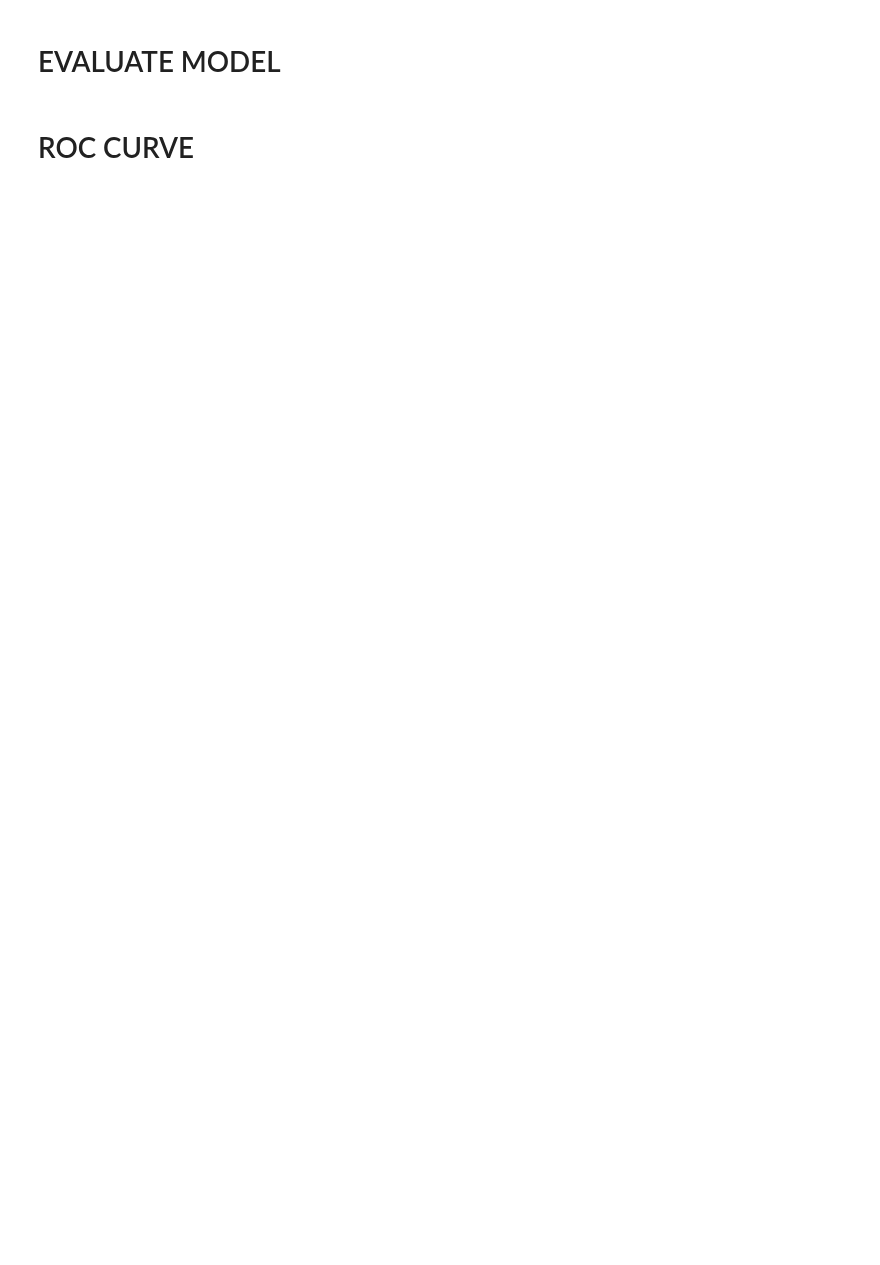
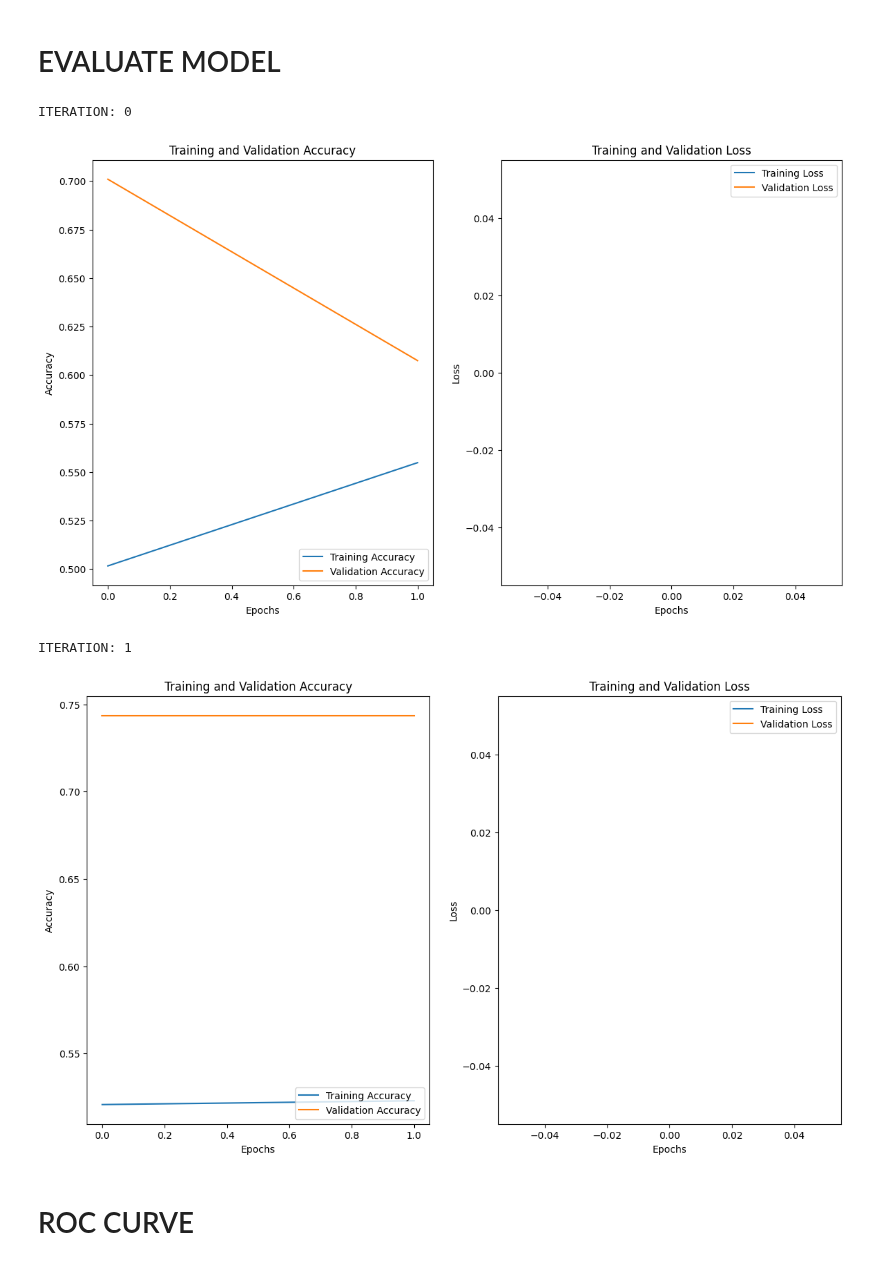
Before and after one commit to DanPinGar/python-machine-learning, a Jupyter notebook: emboendo_ML/embo_CNN_lab/CNN_lab_MODEL_ARCHITECTURE.ipynb, the cells around one changed output. Drawn from its saved outputs; the diff is of its cells as text; code cells hidden in the pictures; blank space fills up the shorter version.

```diff
--- a/emboendo_ML/embo_CNN_lab/CNN_lab_MODEL_ARCHITECTURE.ipynb
+++ b/emboendo_ML/embo_CNN_lab/CNN_lab_MODEL_ARCHITECTURE.ipynb
@@ -33,13 +33,13 @@ check_record_2= 'ROT_670615_19'
 # %%
 # -------- MODEL --------
 
-mdl = 'Test'
+mdl = 'Test E'
 opt='adam'
 lss='binary_crossentropy'
 
 # -------- TRAINNING --------
 
-epochs=3
+epochs=2
 # %% [markdown]
 ### DATA SPLIT
 # %%
@@ -51,11 +51,13 @@ elif data_split == 'rnd_patients': val_pat_0,val_pat_1 = 10 , 5
 # %%
 n_flip_1,n_flip_0=0.7 , 0.07
 
-n_rot_1,n_rot_0=1 , 0.07
+n_rot_1,n_rot_0=0.6 , 0.06
 
 n_contr_1,n_contr_0=0.4 , 0.04
 
-n_bright_1,n_bright_0=0.4 , 0.04
+n_bright_1,n_bright_0=0.3 , 0.03
+
+aug_params={'f1':n_flip_1,'f0':n_flip_0,'r1':n_rot_1,'r0':n_rot_0,'c1':n_contr_1,'c0':n_contr_0,'b1':n_bright_1,'b0':n_bright_0}
 # %% [markdown]
 ### PATHS
 # %%
@@ -92,18 +95,22 @@ modelos=[]
 for _ in check_points_p:
 
   model = models.Sequential([
-          layers.Conv3D(filters=16, kernel_size=(3, 3, 1), activation='relu',input_shape=input_shape),
+          layers.Conv3D(filters=16, kernel_size=(1, 3, 3), activation='relu',input_shape=input_shape),
+          layers.MaxPooling3D(pool_size=(1, 2, 2)),
+          layers.Conv3D(filters=32, kernel_size=(1, 3, 3),  activation='relu'),
+          layers.MaxPooling3D(pool_size=(1, 2, 2)),
+          layers.Conv3D(filters=32, kernel_size=(1, 3, 3),  activation='relu'),
+          layers.MaxPooling3D(pool_size=(1, 2, 2)),
+          layers.Conv3D(filters=32, kernel_size=(1, 3, 3),  activation='relu'),
           layers.MaxPooling3D(pool_size=(2, 2, 2)),
-          layers.Conv3D(filters=32, kernel_size=(3, 3, 1),  activation='relu'),
+          layers.Conv3D(filters=32, kernel_size=(10, 1, 1),  activation='relu'),
           layers.MaxPooling3D(pool_size=(2, 2, 2)),
-          layers.Conv3D(filters=32, kernel_size=(3, 3, 1),  activation='relu'),
-          layers.MaxPooling3D(pool_size=(2, 2, 2)),
-          layers.Conv3D(filters=16, kernel_size=(1, 1, 5),  activation='relu'),
           layers.Flatten(),
-          layers.Dropout(0.2),
+          layers.Dropout(0.3),
           layers.Dense(64, activation='relu'),
-          layers.Dense(1,activation='sigmoid')
-          ])
+          layers.Dropout(0.3),
+          layers.Dense(64, activation='relu'),
+          layers.Dense(1,activation='sigmoid')])
 
   model.compile(optimizer=opt, loss=lss, metrics=['accuracy'])
   modelos.append(model)
@@ -175,7 +161,7 @@ for md, chk_p in zip(modelos,checkpoints):
 
     if checking_on: CNN_utilities.in_loop_check(check_record_1,recs_train,X_train_spl,Y_train_spl)                                                                                                            # CHECK
 
-    X_train_spl, Y_train_spl, recs_train = CNN_lib.d_augmentation_logic_encapsulation(X_train_spl,Y_train_spl,recs_train,n_flip_1,n_flip_0,n_rot_1,n_rot_0,n_contr_1,n_contr_0,n_bright_1,n_bright_0)      # AUGMENTATION
+    X_train_spl, Y_train_spl, recs_train = CNN_lib.d_augmentation_logic_encapsulation(X_train_spl,Y_train_spl,recs_train,aug_params)                                                                         # AUGMENTATION
 
     X_train,Y_train,recs_train_f=CNN_lib.shuffle(X_train_spl,Y_train_spl,recs_train)                                                                                                                       # SHUFFLE
 
@@ -303,7 +201,18 @@ modelos =[ load_model(pp) for pp in check_points_p]
 # %% [markdown]
 # EVALUATE MODEL
 # %%
-for history in histories: CNN_lib.plot_train_eval(history,epochs)
+ii=0
+
+for history in histories:
+
+    print(f'ITERATION: {ii}')
+    CNN_lib.plot_train_eval(history,epochs)
+    ii+= 1
+# %% [output]
+ITERATION: 0
+[figure, added]
+ITERATION: 1
+[figure, added]
 # %%
 loss,accuracy= [],[]
 
```
Also changed, not shown: parts of 15 cells of this notebook, 6 other files.
